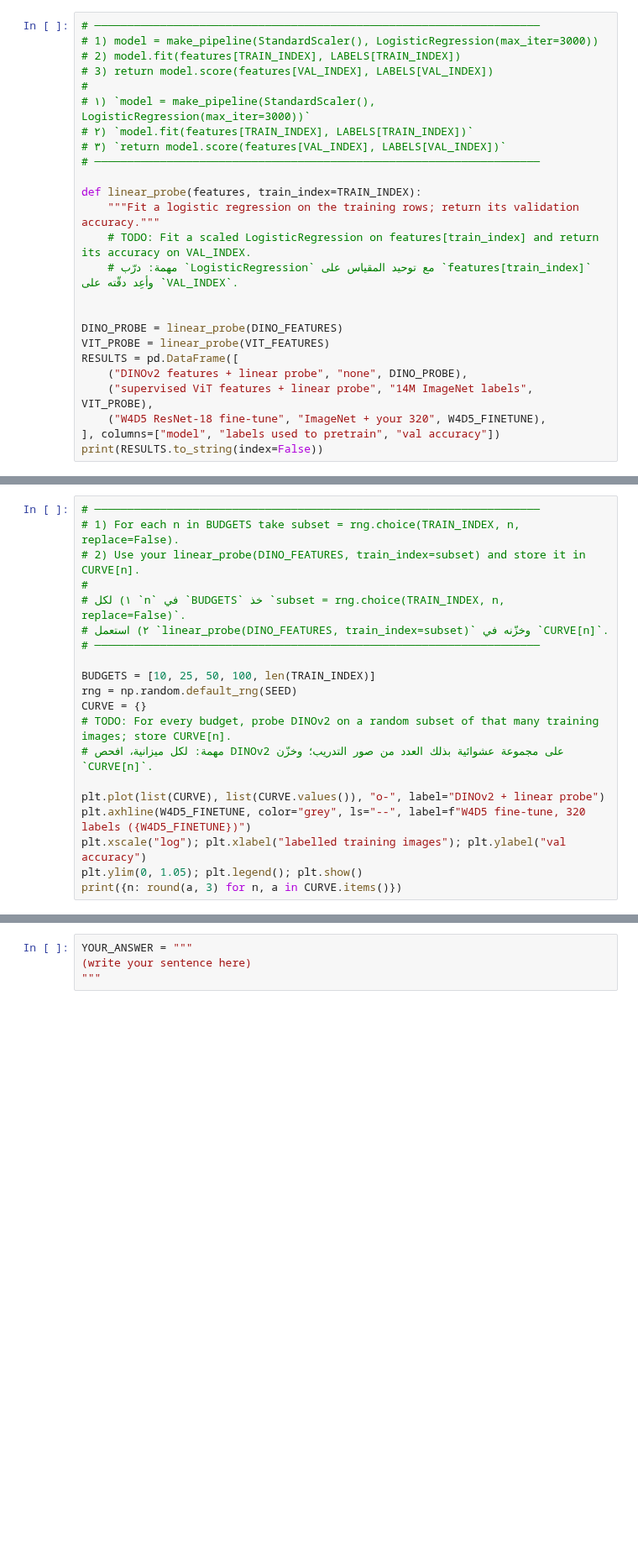
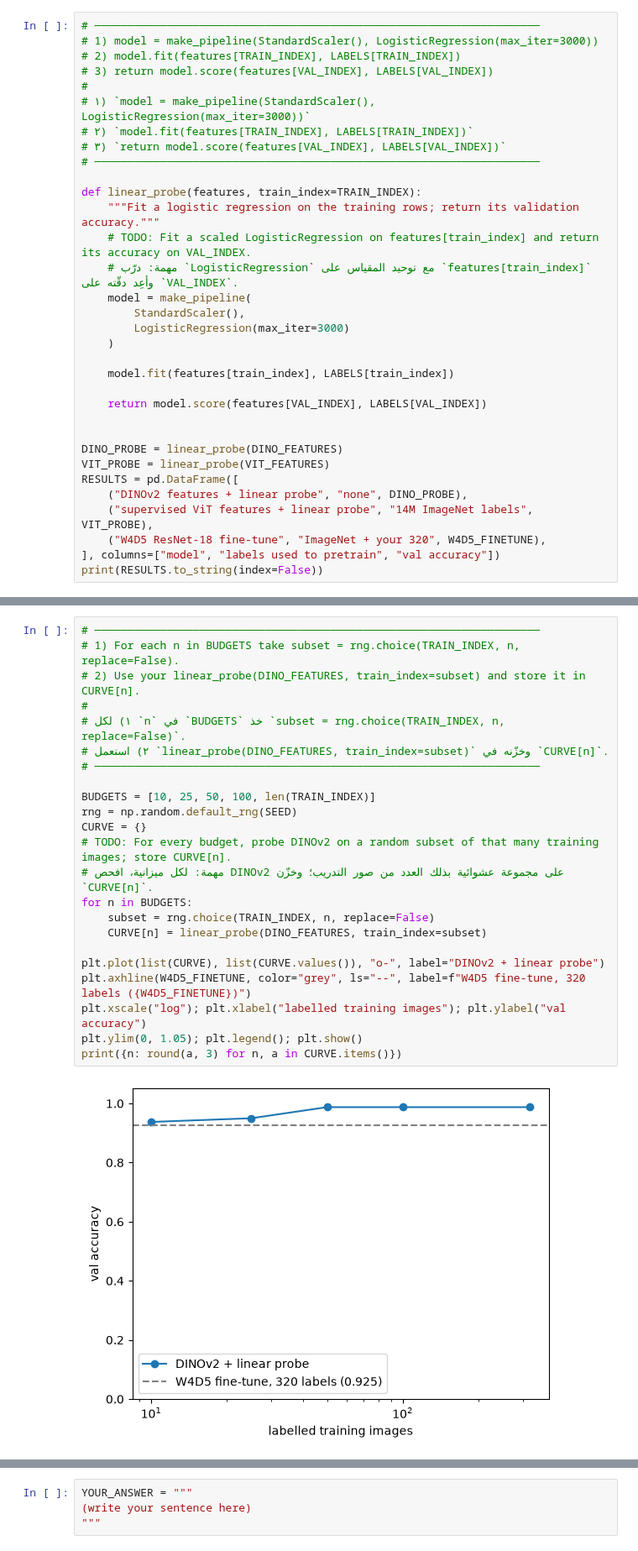
Before and after one commit to albandricx/AIEP_Olo_student, a Jupyter notebook: week_7_multimodal/labs/D1_vit_ssl/D1_vit_ssl_blank.ipynb, the cells around one changed output, grey strips where cells are left out. Shown at 84% size. Drawn from its saved outputs; the diff is of its cells as text; blank space fills up the shorter version.

```diff
--- a/week_7_multimodal/labs/D1_vit_ssl/D1_vit_ssl_blank.ipynb
+++ b/week_7_multimodal/labs/D1_vit_ssl/D1_vit_ssl_blank.ipynb
@@ -588,6 +673,14 @@ def linear_probe(features, train_index=TRAIN_INDEX):
     """Fit a logistic regression on the training rows; return its validation accuracy."""
     # TODO: Fit a scaled LogisticRegression on features[train_index] and return its accuracy on VAL_INDEX.
     # مهمة: درّب `LogisticRegression` مع توحيد المقياس على `features[train_index]` وأعِد دقّته على `VAL_INDEX`.
+    model = make_pipeline(
+        StandardScaler(),
+        LogisticRegression(max_iter=3000)
+    )
+
+    model.fit(features[train_index], LABELS[train_index])
+
+    return model.score(features[VAL_INDEX], LABELS[VAL_INDEX])
 
 
 DINO_PROBE = linear_probe(DINO_FEATURES)
@@ -615,20 +713,25 @@ Self-supervised features matter most when labels are scarce. Train the DINOv2 pr
 # %%
 # ────────────────────────────────────────────────────────────────────
 # 1) For each n in BUDGETS take subset = rng.choice(TRAIN_INDEX, n, replace=False).
 # 2) Use your linear_probe(DINO_FEATURES, train_index=subset) and store it in CURVE[n].
 #
 # ١) لكل `n` في `BUDGETS` خذ `subset = rng.choice(TRAIN_INDEX, n, replace=False)`.
 # ٢) استعمل `linear_probe(DINO_FEATURES, train_index=subset)` وخزّنه في `CURVE[n]`.
 # ────────────────────────────────────────────────────────────────────
 
 BUDGETS = [10, 25, 50, 100, len(TRAIN_INDEX)]
 rng = np.random.default_rng(SEED)
 CURVE = {}
 # TODO: For every budget, probe DINOv2 on a random subset of that many training images; store CURVE[n].
 # مهمة: لكل ميزانية، افحص DINOv2 على مجموعة عشوائية بذلك العدد من صور التدريب؛ وخزّن `CURVE[n]`.
+for n in BUDGETS:
+    subset = rng.choice(TRAIN_INDEX, n, replace=False)
+    CURVE[n] = linear_probe(DINO_FEATURES, train_index=subset)
 
 plt.plot(list(CURVE), list(CURVE.values()), "o-", label="DINOv2 + linear probe")
 plt.axhline(W4D5_FINETUNE, color="grey", ls="--", label=f"W4D5 fine-tune, 320 labels ({W4D5_FINETUNE})")
 plt.xscale("log"); plt.xlabel("labelled training images"); plt.ylabel("val accuracy")
 plt.ylim(0, 1.05); plt.legend(); plt.show()
 print({n: round(a, 3) for n, a in CURVE.items()})
+# %% [output]
+[figure, added]
```
Also changed, not shown: parts of 13 cells of this notebook.
